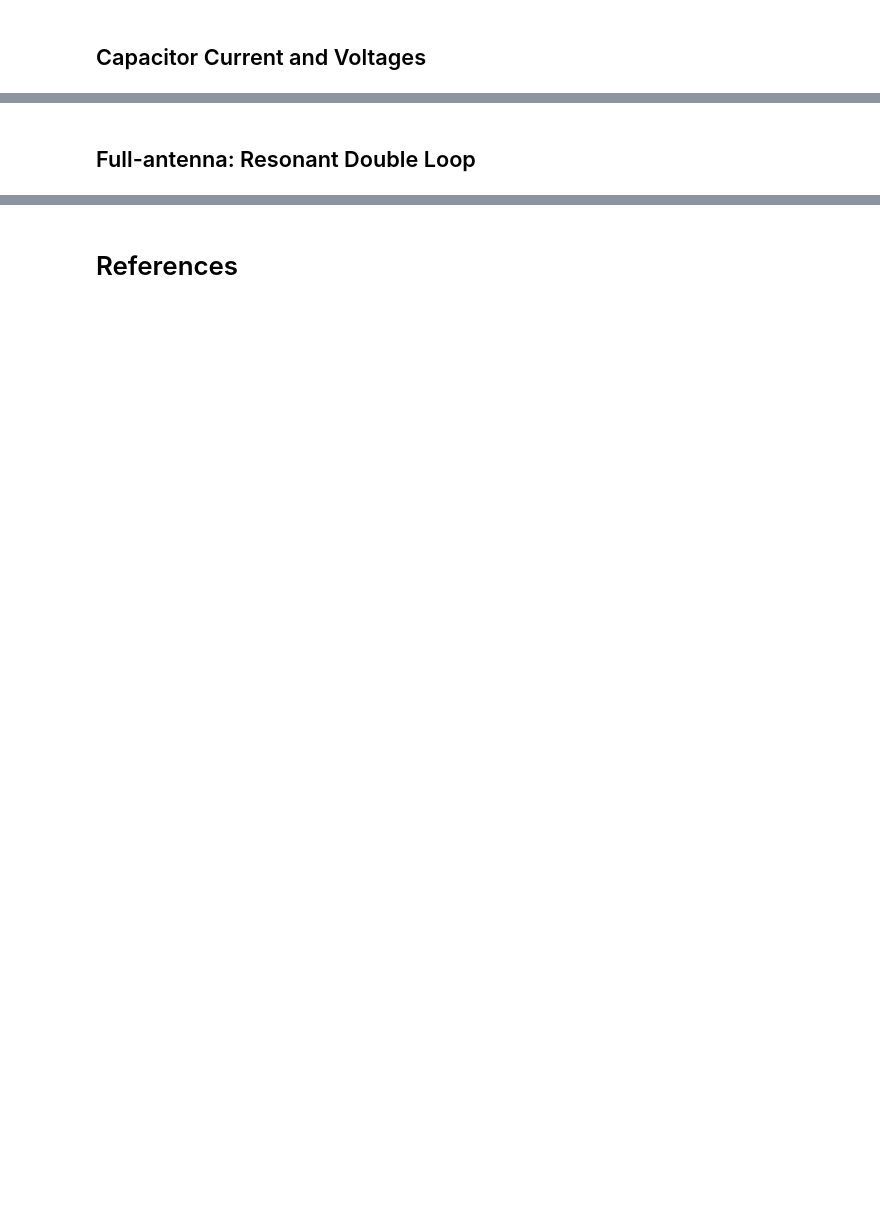
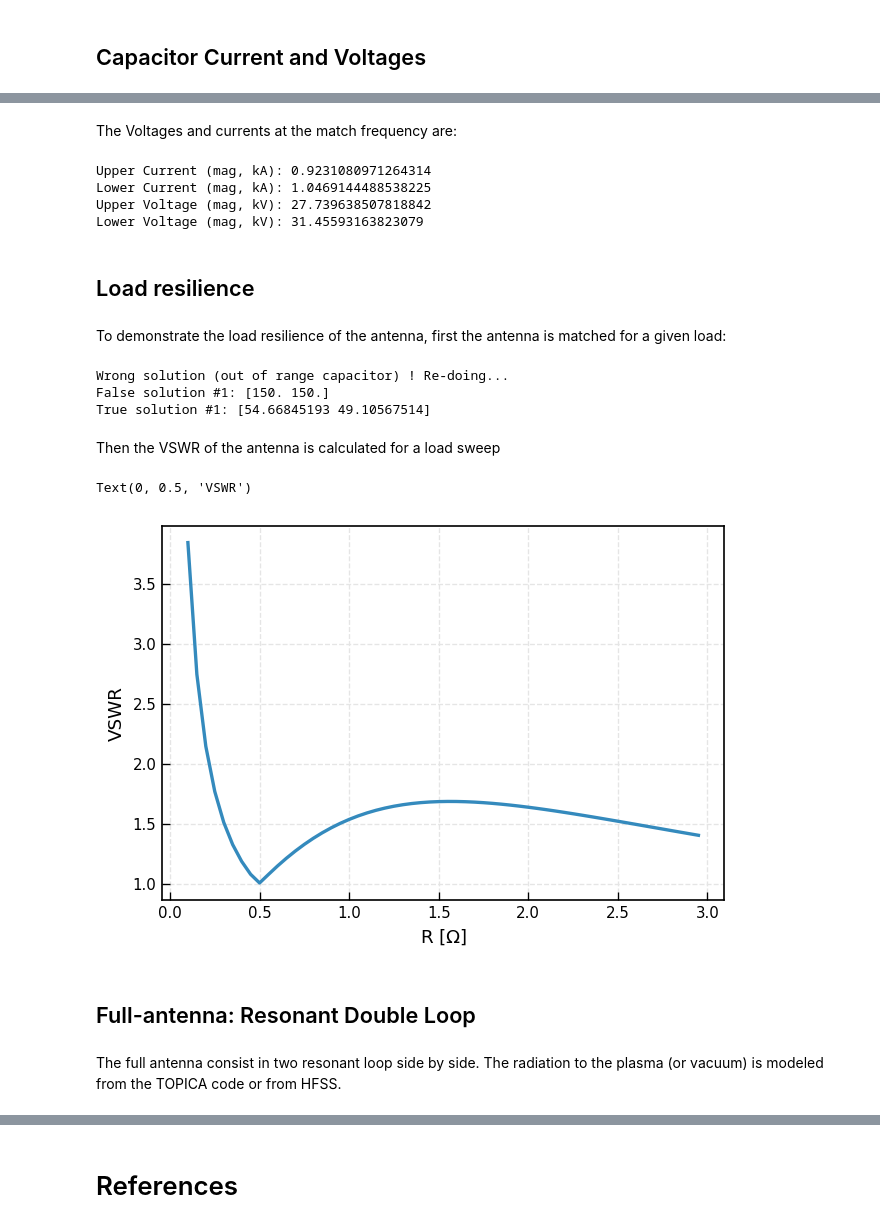
Before and after one commit to jhillairet/RFPPC2019, a Jupyter notebook: notebooks/WEST ICRH Antenna.ipynb, the cells around one changed output, grey strips where cells are left out. Saved outputs shown, nothing was run; the diff lists cells and outputs as text; code cells hidden in the pictures; blank space fills up the shorter version.

```diff
--- a/notebooks/WEST ICRH Antenna.ipynb
+++ b/notebooks/WEST ICRH Antenna.ipynb
@@ -179,2 +355,48 @@ half_antenna_circuit(sol.x).network.plot_s_db(m=0, n=0, ls='--', lw=2)
+# %% [markdown]
+The Voltages and currents at the match frequency are:
+# %%
+idx_f = np.argmin(np.abs(half_antenna.frequency.f - f_match))
+
+print('Upper Current (mag, kA):', np.abs(I_upper[idx_f])/1e3)
+print('Lower Current (mag, kA):', np.abs(I_lower[idx_f])/1e3)
+
+print('Upper Voltage (mag, kV):', np.abs(V_upper[idx_f])/1e3)
+print('Lower Voltage (mag, kV):', np.abs(V_lower[idx_f])/1e3)
+# %% [output]
+Upper Current (mag, kA): 0.9231080971264314
+Lower Current (mag, kA): 1.0469144488538225
+Upper Voltage (mag, kV): 27.739638507818842
+Lower Voltage (mag, kV): 31.45593163823079
+# %% [markdown]
+## Load resilience
+# %% [markdown]
+To demonstrate the load resilience of the antenna, first the antenna is matched for a given load:
+# %%
+Z_load = 0.5 + 30j
+f_match = 55e6
+
+Cs = find_match(f_match=f_match, z_load=Z_load)
+# %% [output]
+Wrong solution (out of range capacitor) ! Re-doing...
+False solution #1: [150. 150.]
+True solution #1: [54.66845193 49.10567514]
+# %% [markdown]
+Then the VSWR of the antenna is calculated for a load sweep
+# %%
+R_loads = np.arange(start=.1, stop=3, step=.05) + 30j
+
+idx_f = np.argmin(np.abs(frequency.f - f_match))
+VSWRs = [half_antenna_circuit(Cs, Zload=Z).network[idx_f].s_vswr \
+         for Z in R_loads]
+# %%
+fig, ax = plt.subplots()
+ax.plot(np.real(R_loads), np.array(VSWRs).squeeze(), lw=2)
+ax.set_xlabel('R [$\Omega$]')
+ax.set_ylabel('VSWR')
+# %% [output]
+Text(0, 0.5, 'VSWR')
+[figure, added]
 # %% [markdown]
 ## Full-antenna: Resonant Double Loop
+# %% [markdown]
+The full antenna consist in two resonant loop side by side. The radiation to the plasma (or vacuum) is modeled from the TOPICA code or from HFSS.
```
Also changed, not shown: parts of 34 cells of this notebook, 1 other file.
